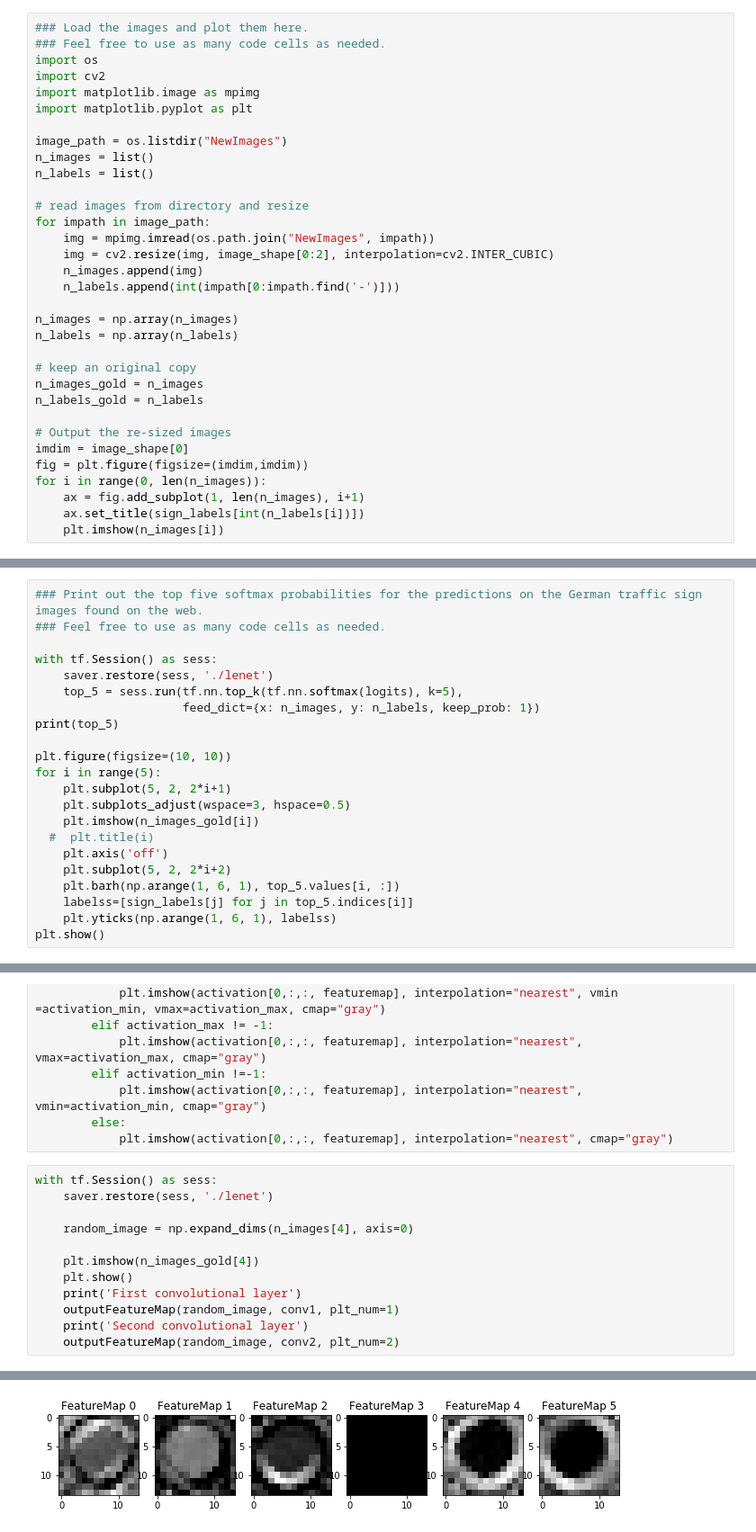
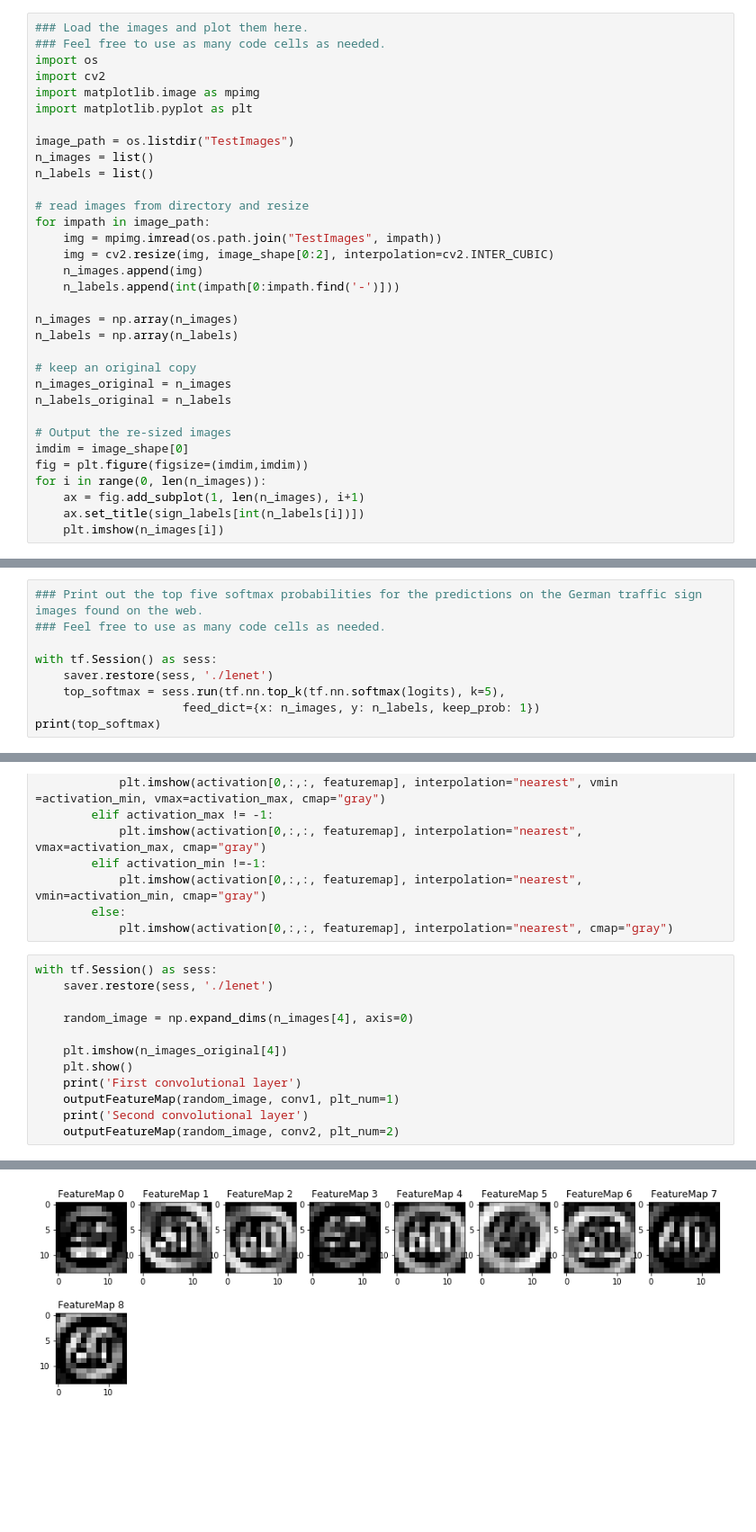
Before and after one commit to CK-Liu/P3-Traffic-Sign-Classifier, a Jupyter notebook: Traffic_Sign_Classifier.ipynb, the cells around one changed output, grey strips where cells are left out. Shown at 90% size. Cells and saved outputs as stored; diff of their text form; blank space fills up the shorter version.

```diff
--- a/Traffic_Sign_Classifier.ipynb
+++ b/Traffic_Sign_Classifier.ipynb
@@ -524,13 +524,13 @@ import cv2
 import matplotlib.image as mpimg
 import matplotlib.pyplot as plt
 
-image_path = os.listdir("NewImages")
+image_path = os.listdir("TestImages")
 n_images = list()
 n_labels = list()
 
 # read images from directory and resize
 for impath in image_path:
-    img = mpimg.imread(os.path.join("NewImages", impath))
+    img = mpimg.imread(os.path.join("TestImages", impath))
     img = cv2.resize(img, image_shape[0:2], interpolation=cv2.INTER_CUBIC)
     n_images.append(img)
     n_labels.append(int(impath[0:impath.find('-')]))
@@ -539,8 +539,8 @@ n_images = np.array(n_images)
 n_labels = np.array(n_labels)
 
 # keep an original copy
-n_images_gold = n_images
-n_labels_gold = n_labels
+n_images_original = n_images
+n_labels_original = n_labels
 
 # Output the re-sized images
 imdim = image_shape[0]
@@ -643,21 +643,8 @@ Looking just at the first row we get `[ 0.34763842,  0.24879643,  0.12789202]`,
 
 with tf.Session() as sess:
     saver.restore(sess, './lenet')
-    top_5 = sess.run(tf.nn.top_k(tf.nn.softmax(logits), k=5),
+    top_softmax = sess.run(tf.nn.top_k(tf.nn.softmax(logits), k=5),
                      feed_dict={x: n_images, y: n_labels, keep_prob: 1})
-print(top_5)
-
-plt.figure(figsize=(10, 10))
-for i in range(5):
-    plt.subplot(5, 2, 2*i+1)
-    plt.subplots_adjust(wspace=3, hspace=0.5)
-    plt.imshow(n_images_gold[i])
-  #  plt.title(i)
-    plt.axis('off')
-    plt.subplot(5, 2, 2*i+2)
-    plt.barh(np.arange(1, 6, 1), top_5.values[i, :])
-    labelss=[sign_labels[j] for j in top_5.indices[i]]
-    plt.yticks(np.arange(1, 6, 1), labelss)
-plt.show()
+print(top_softmax)
 # %% [output]
 INFO:tensorflow:Restoring parameters from ./lenet
@@ -737,7 +723,7 @@ with tf.Session() as sess:
 
     random_image = np.expand_dims(n_images[4], axis=0)
 
-    plt.imshow(n_images_gold[4])
+    plt.imshow(n_images_original[4])
     plt.show()
     print('First convolutional layer')
     outputFeatureMap(random_image, conv1, plt_num=1)
@@ -749,3 +735,3 @@ INFO:tensorflow:Restoring parameters from ./lenet
 First convolutional layer
 Second convolutional layer
-[figure, old version]
+[figure, new version]
```
Also changed, not shown: parts of 5 cells of this notebook, 11 other files.
